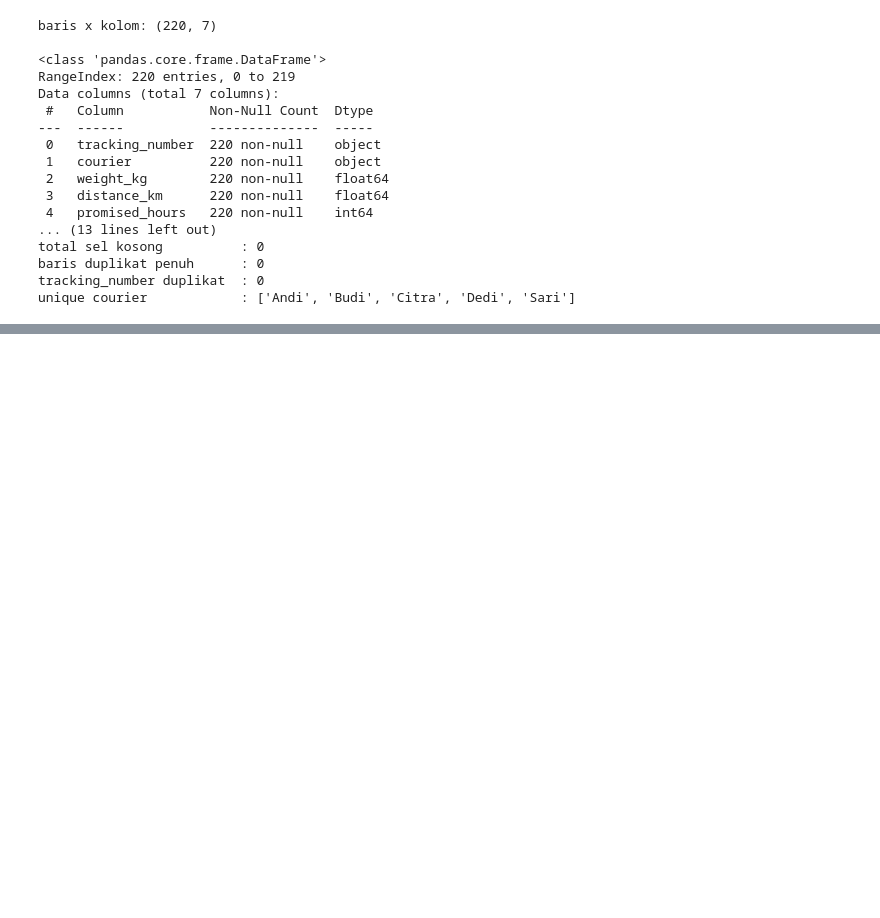
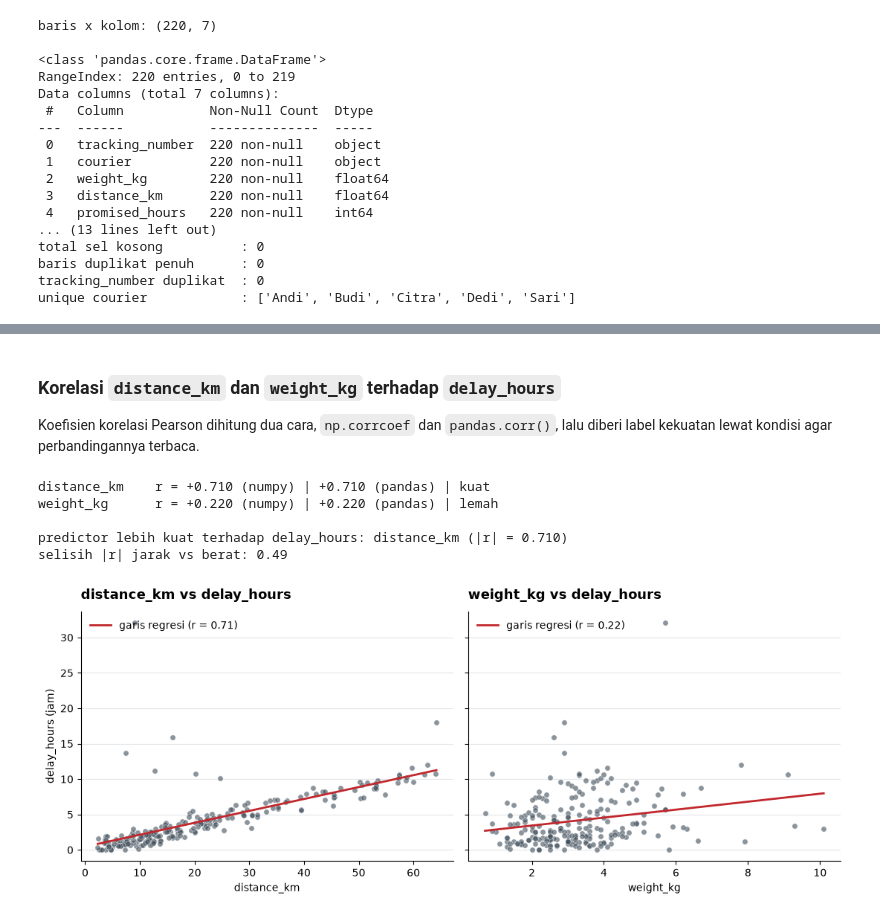
Before and after one commit to Ampasan/anteraja-capstone-naufalrakanramadhan, a Jupyter notebook: shipment-delivery-analysis.ipynb, the cells around one changed output, grey strips where cells are left out. Drawn from its saved outputs; the diff is of its cells as text; code cells hidden in the pictures; blank space fills up the shorter version.

```diff
--- a/shipment-delivery-analysis.ipynb
+++ b/shipment-delivery-analysis.ipynb
@@ -89,0 +329,47 @@ unique courier            : ['Andi', 'Budi', 'Citra', 'Dedi', 'Sari']
+# %% [markdown]
+### Korelasi `distance_km` dan `weight_kg` terhadap `delay_hours`
+
+Koefisien korelasi Pearson dihitung dua cara, `np.corrcoef` dan `pandas.corr()`, lalu diberi
+label kekuatan lewat kondisi agar perbandingannya terbaca.
+# %%
+fitur = ["distance_km", "weight_kg"]
+korelasi = {}
+for nama in fitur:
+    r_numpy = float(np.corrcoef(df[nama], delay)[0, 1])
+    r_pandas = float(df[nama].corr(df["delay_hours"]))
+    korelasi[nama] = r_numpy
+    if abs(r_numpy) >= 0.7:
+        kekuatan = "kuat"
+    elif abs(r_numpy) >= 0.4:
+        kekuatan = "sedang"
+    else:
+        kekuatan = "lemah"
+    print(f"{nama:<14} r = {r_numpy:+.3f} (numpy) | {r_pandas:+.3f} (pandas) | {kekuatan}")
+
+pemenang = max(korelasi, key=lambda nama: abs(korelasi[nama]))
+print()
+print(f"predictor lebih kuat terhadap delay_hours: {pemenang} (|r| = {abs(korelasi[pemenang]):.3f})")
+print("selisih |r| jarak vs berat:", round(abs(korelasi["distance_km"]) - abs(korelasi["weight_kg"]), 3))
+# %% [output]
+distance_km    r = +0.710 (numpy) | +0.710 (pandas) | kuat
+weight_kg      r = +0.220 (numpy) | +0.220 (pandas) | lemah
+
+predictor lebih kuat terhadap delay_hours: distance_km (|r| = 0.710)
+selisih |r| jarak vs berat: 0.49
+# %%
+fig, sumbu = plt.subplots(1, 2, figsize=(11, 4.4), sharey=True)
+warna_titik = "#3E4C59"
+
+for ax, nama in zip(sumbu, fitur):
+    miring, potong = np.polyfit(df[nama], delay, 1)
+    x_garis = np.linspace(df[nama].min(), df[nama].max(), 100)
+    ax.scatter(df[nama], delay, s=28, color=warna_titik, alpha=0.6,
+               edgecolor="white", linewidth=0.5, zorder=3)
+    ax.plot(x_garis, miring * x_garis + potong, color="#C1272D", linewidth=2, zorder=4,
+            label=f"garis regresi (r = {korelasi[nama]:.2f})")
+    gaya_sumbu(ax, f"{nama} vs delay_hours", nama, "delay_hours (jam)" if ax is sumbu[0] else "")
+    ax.legend(frameon=False, fontsize=10, loc="upper left")
+
+fig.tight_layout()
+# %% [output]
+[figure, added]
```
Also changed, not shown: parts of 22 cells of this notebook.
